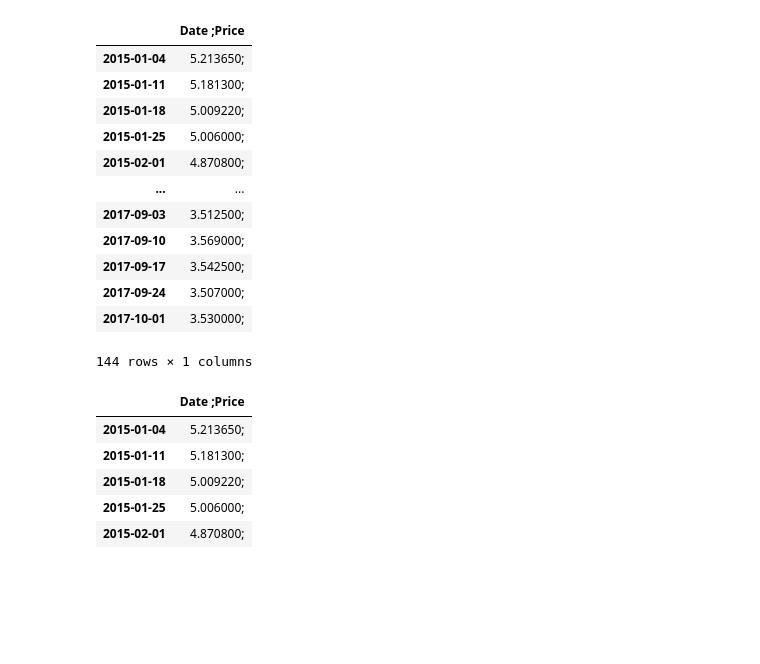
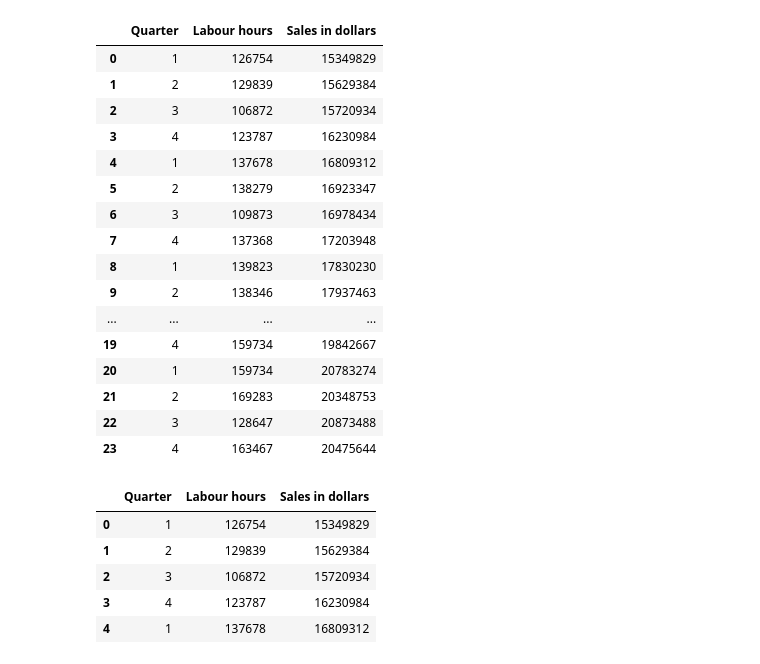
Before and after one commit to LiaDahlia/UTS-Machine-Learning, a Jupyter notebook: UTS_Machine_Learning_01.ipynb, the cells around one changed output. Saved outputs shown, nothing was run; the diff lists cells and outputs as text; code cells hidden in the pictures; blank space fills up the shorter version.

```diff
--- a/UTS_Machine_Learning_01.ipynb
+++ b/UTS_Machine_Learning_01.ipynb
@@ -3,32 +3,36 @@
 # %%
 import pandas as pd
 import numpy as np
-path_="/content/drive/My Drive/Machine Learning/corn_price.csv"
+path_="/content/drive/My Drive/Machine Learning/sales.csv"
 dataset=pd.read_csv(path_)
 dataset
 # %% [output]
-|  | Date ;Price |
-| 2015-01-04 | 5.213650; |
-| 2015-01-11 | 5.181300; |
-| 2015-01-18 | 5.009220; |
-| 2015-01-25 | 5.006000; |
-| 2015-02-01 | 4.870800; |
-| ... | ... |
-| 2017-09-03 | 3.512500; |
-| 2017-09-10 | 3.569000; |
-| 2017-09-17 | 3.542500; |
-| 2017-09-24 | 3.507000; |
-| 2017-10-01 | 3.530000; |
+|  | Quarter | Labour hours | Sales in dollars |
+| 0 | 1 | 126754 | 15349829 |
+| 1 | 2 | 129839 | 15629384 |
+| 2 | 3 | 106872 | 15720934 |
+| 3 | 4 | 123787 | 16230984 |
+| 4 | 1 | 137678 | 16809312 |
+| 5 | 2 | 138279 | 16923347 |
+| 6 | 3 | 109873 | 16978434 |
+| 7 | 4 | 137368 | 17203948 |
+| 8 | 1 | 139823 | 17830230 |
+| 9 | 2 | 138346 | 17937463 |
+| ... | ... | ... | ... |
+| 19 | 4 | 159734 | 19842667 |
+| 20 | 1 | 159734 | 20783274 |
+| 21 | 2 | 169283 | 20348753 |
+| 22 | 3 | 128647 | 20873488 |
+| 23 | 4 | 163467 | 20475644 |
-144 rows × 1 columns
 # %%
 dataset.head()
 # %% [output]
-|  | Date ;Price |
-| 2015-01-04 | 5.213650; |
-| 2015-01-11 | 5.181300; |
-| 2015-01-18 | 5.009220; |
-| 2015-01-25 | 5.006000; |
-| 2015-02-01 | 4.870800; |
+|  | Quarter | Labour hours | Sales in dollars |
+| 0 | 1 | 126754 | 15349829 |
+| 1 | 2 | 129839 | 15629384 |
+| 2 | 3 | 106872 | 15720934 |
+| 3 | 4 | 123787 | 16230984 |
+| 4 | 1 | 137678 | 16809312 |
 # %%
 import matplotlib.pyplot as plt
 %matplotlib inline
```
Also changed, not shown: parts of 24 cells of this notebook.
